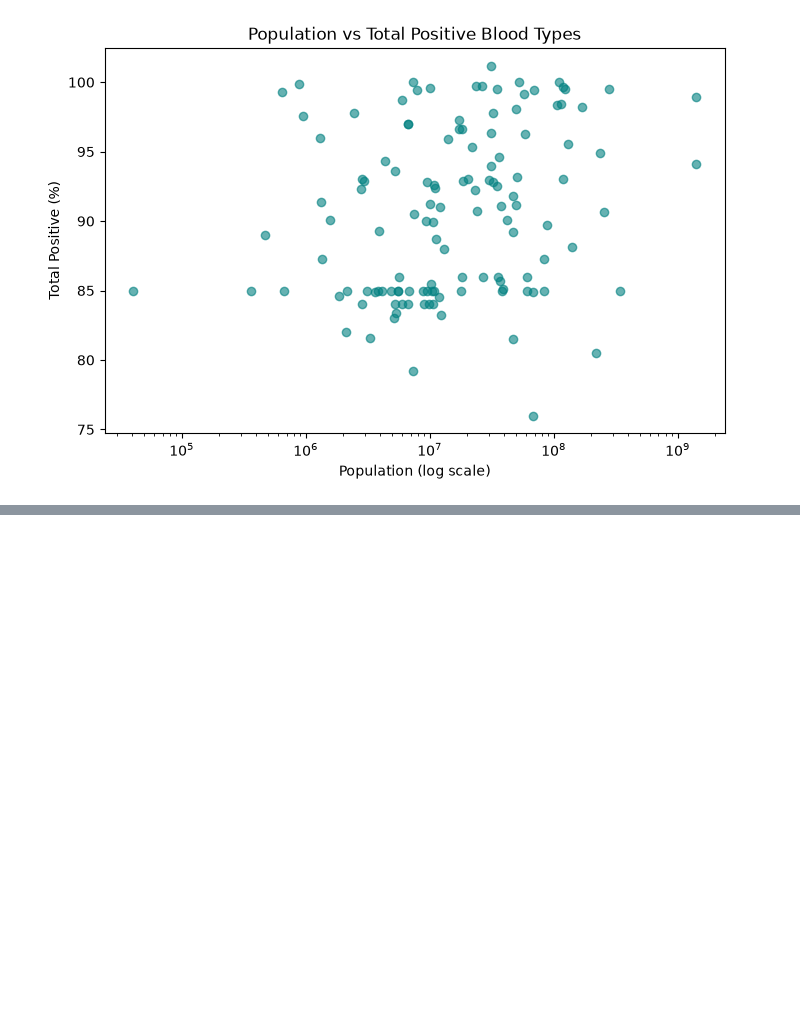
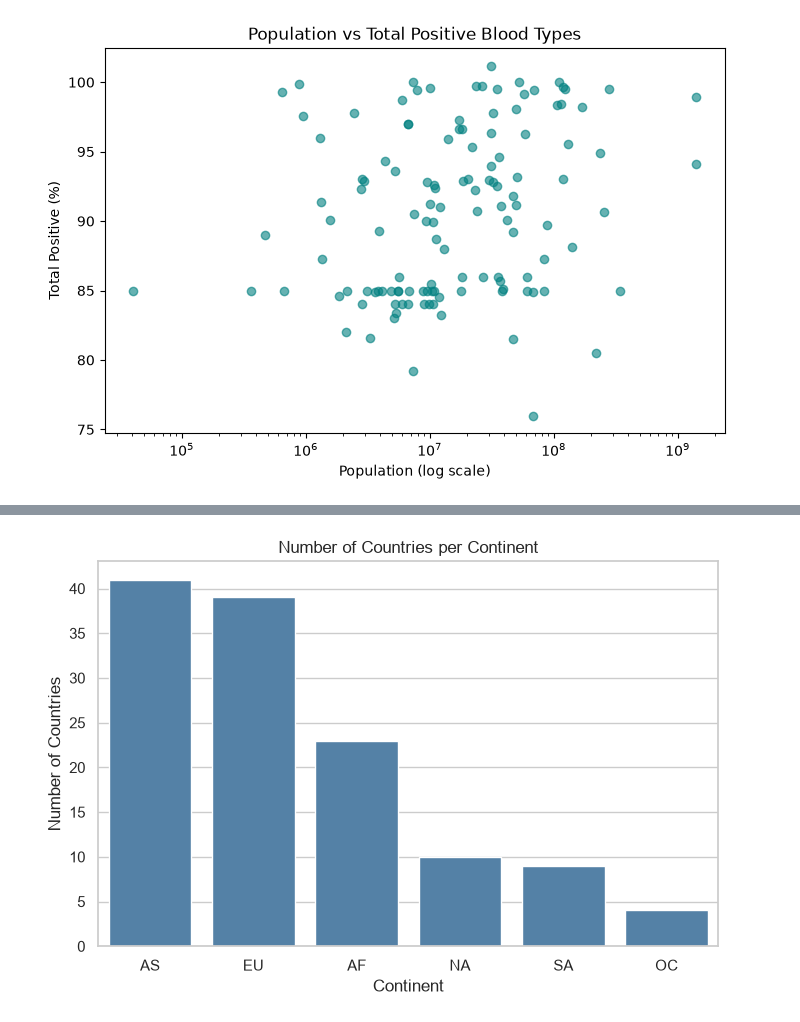
Before and after one commit to bibhutishrestha00/blood-type-pandas-analysis, a Jupyter notebook: blood_type_cleaned.ipynb, the cells around one changed output, grey strips where cells are left out. Saved outputs shown, nothing was run; the diff lists cells and outputs as text; code cells hidden in the pictures; blank space fills up the shorter version.

```diff
--- a/blood_type_cleaned.ipynb
+++ b/blood_type_cleaned.ipynb
@@ -419,0 +444,9 @@ plt.show()
+# %%
+plt.figure(figsize=(8, 5))
+sns.countplot(data=df, x='Continent', order=df['Continent'].value_counts().index, color='steelblue')
+plt.title('Number of Countries per Continent')
+plt.xlabel('Continent')
+plt.ylabel('Number of Countries')
+plt.show()
+# %% [output]
+[figure, added]
```
Also changed, not shown: parts of 5 cells of this notebook.
